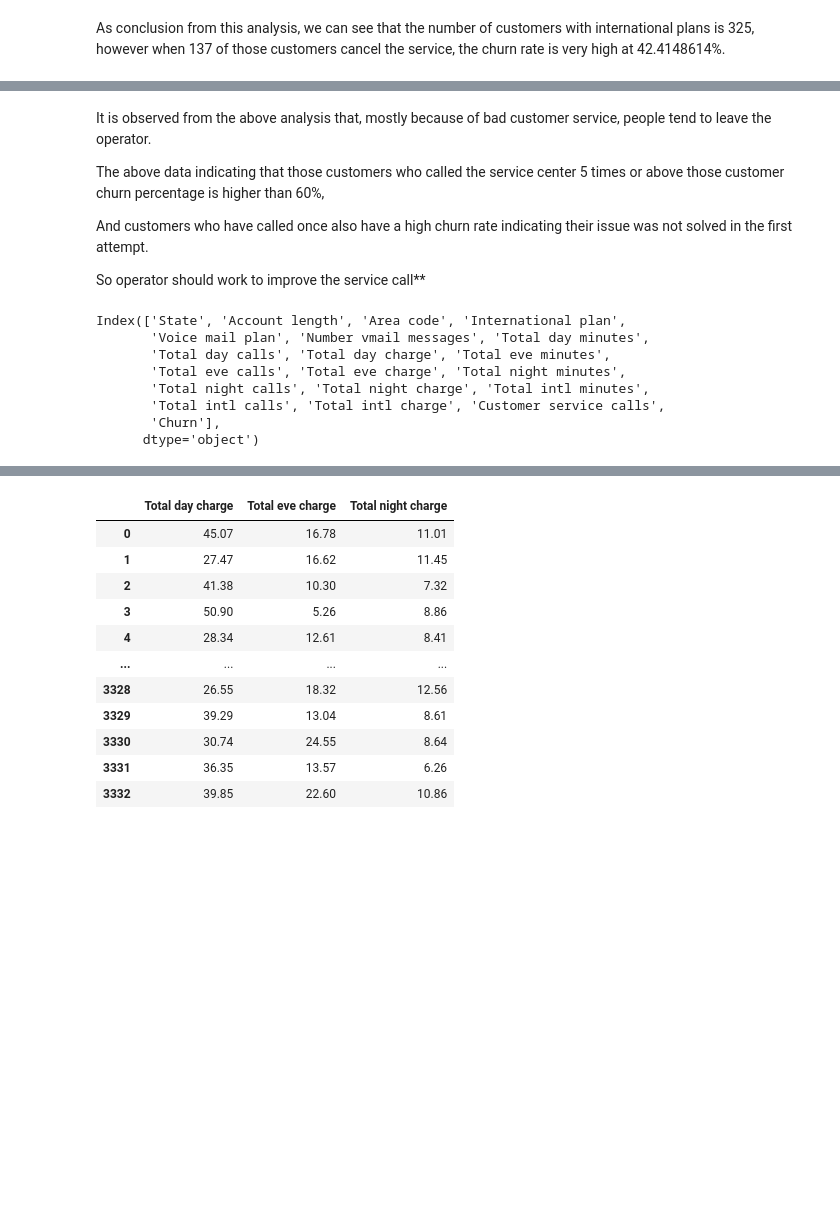
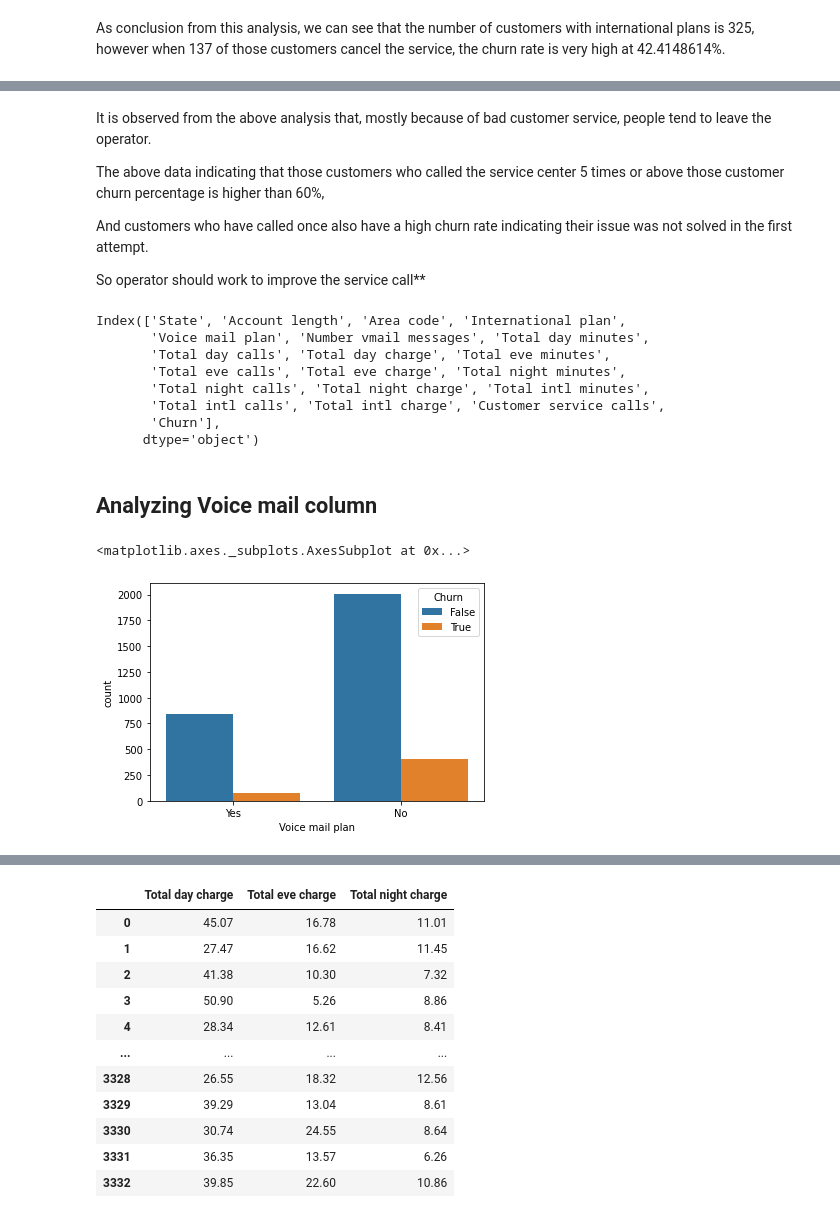
Before and after one commit to prathamesh122/telecom-churn-analysis, a Jupyter notebook: Telecom_Churn_Analysis_Dynamic_Developers_Capstone_Project.ipynb, the cells around one changed output, grey strips where cells are left out. Saved outputs shown, nothing was run; the diff lists cells and outputs as text; code cells hidden in the pictures; blank space fills up the shorter version.

```diff
--- a/Telecom_Churn_Analysis_Dynamic_Developers_Capstone_Project.ipynb
+++ b/Telecom_Churn_Analysis_Dynamic_Developers_Capstone_Project.ipynb
@@ -358,5 +360,5 @@ sb.countplot(x='Customer service calls',hue="Churn",data=df)
 # %% [markdown]
-It is observed from the above analysis that, mostly because of bad customer service, people tend to leave the operator.
+ It is observed from the above analysis that, mostly because of bad customer service, people tend to leave the operator.
 
 The above data indicating that those customers who called the service center 5 times or above those customer churn percentage is higher than 60%,
 
@@ -376,3 +378,10 @@ Index(['State', 'Account length', 'Area code', 'International plan',
        'Total intl calls', 'Total intl charge', 'Customer service calls',
        'Churn'],
       dtype='object')
+# %% [markdown]
+## **Analyzing Voice mail column**
+# %%
+sb.countplot(x='Voice mail plan',hue='Churn',data=df)
+# %% [output]
+<matplotlib.axes._subplots.AxesSubplot at 0x...>
+[figure, added]
```
Also changed, not shown: parts of 28 cells of this notebook.
